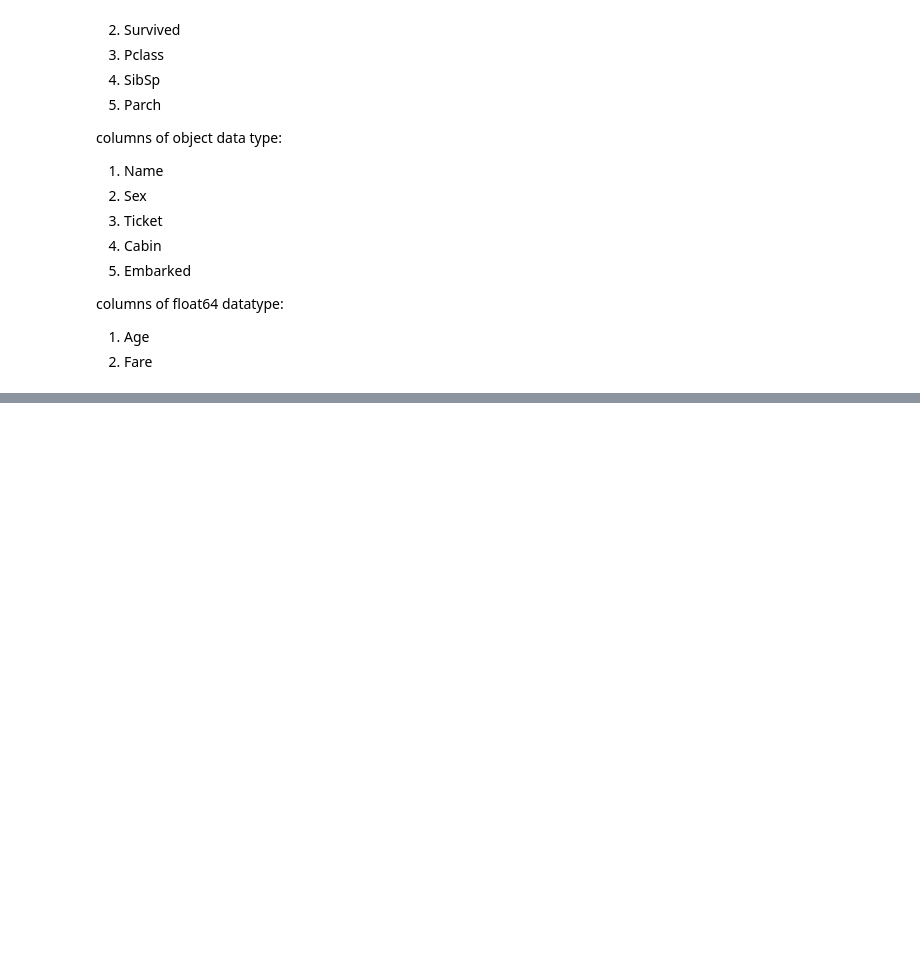
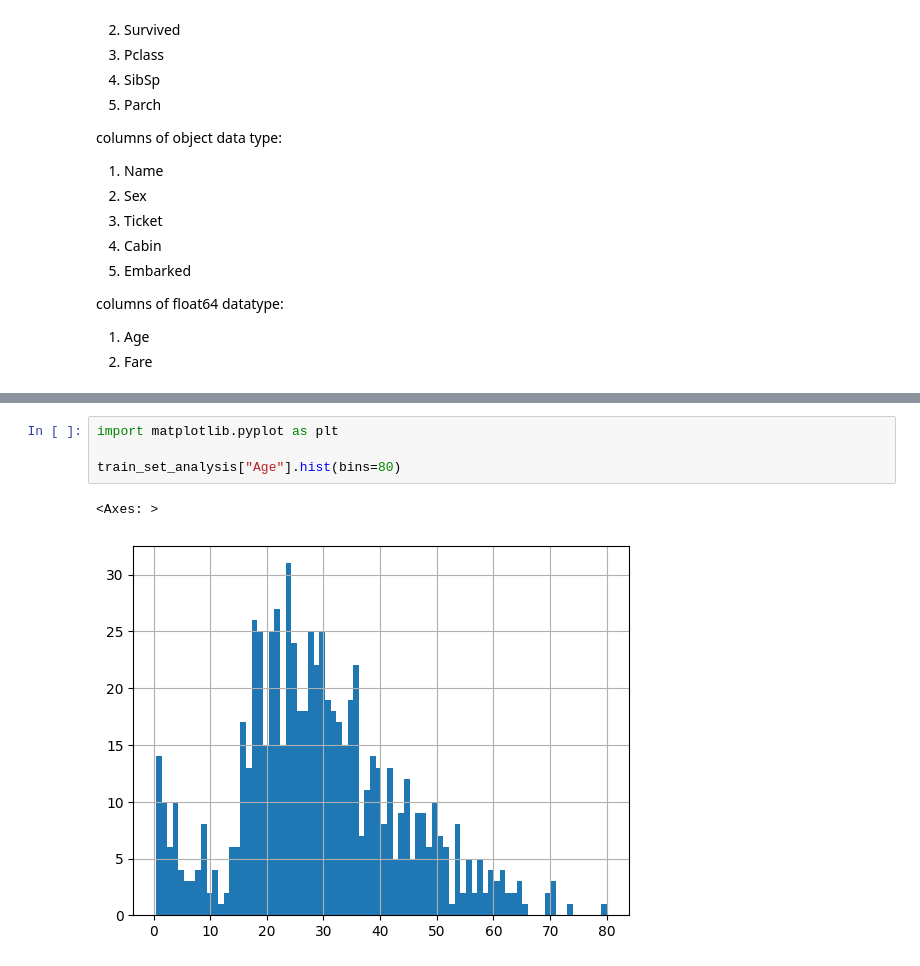
Before and after one commit to ganeshgaiy/ML-titanic-survival-prediction, a Jupyter notebook: titanic-survival.ipynb, the cells around one changed output, grey strips where cells are left out. Cells and saved outputs as stored; diff of their text form; blank space fills up the shorter version.

```diff
--- a/titanic-survival.ipynb
+++ b/titanic-survival.ipynb
@@ -114 +258,8 @@ columns of float64 datatype:
+# %%
+import matplotlib.pyplot as plt
+
+train_set_analysis["Age"].hist(bins=80)
+# %% [output]
+<Axes: >
+[figure, added]
 # %%
```
Also changed, not shown: parts of 25 cells of this notebook.
